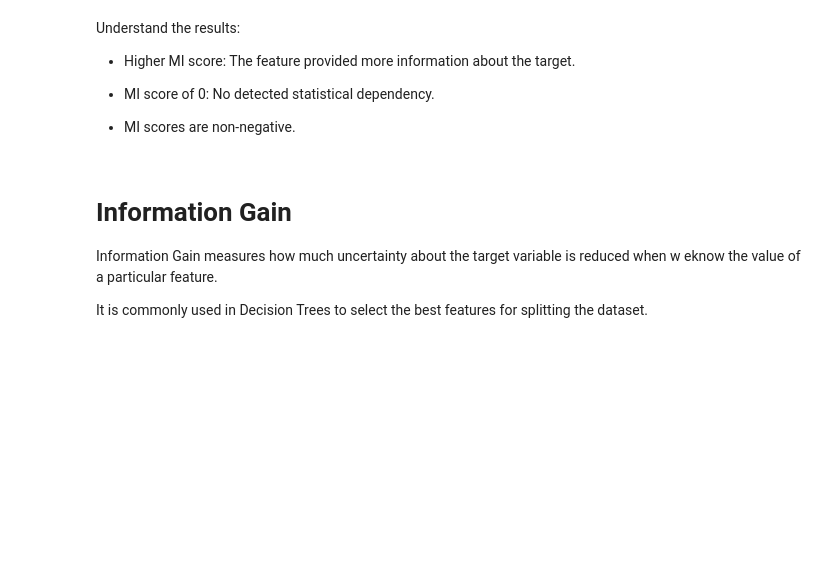
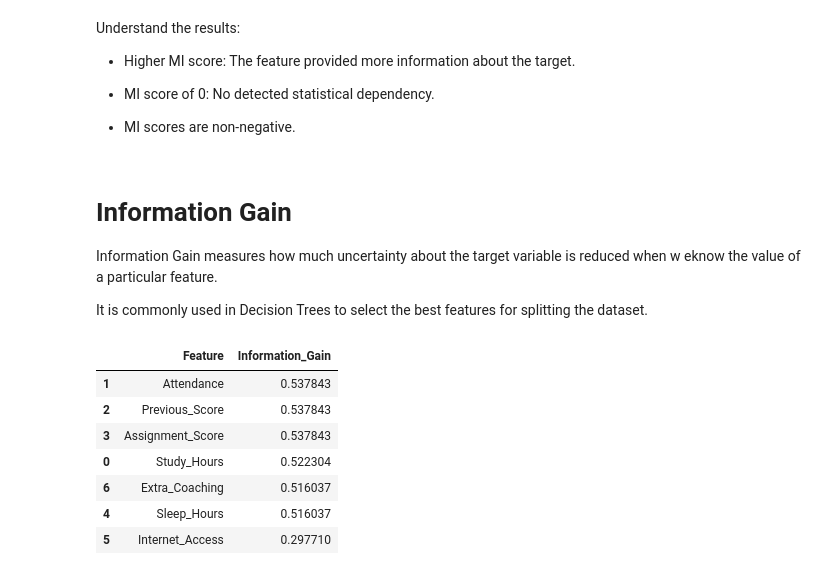
Before and after one commit to skarchana-ai/Machine-Learning, a Jupyter notebook: Feature_Selection.ipynb, the cells around one changed output. Drawn from its saved outputs; the diff is of its cells as text; code cells hidden in the pictures; blank space fills up the shorter version.

```diff
--- a/Feature_Selection.ipynb
+++ b/Feature_Selection.ipynb
@@ -568,3 +568,52 @@ Understand the results:
 Information Gain measures how much uncertainty about the target variable is reduced when w eknow the value of a particular feature.
 
 It is commonly used in Decision Trees to select the best features for splitting the dataset.
+# %%
+from sklearn.metrics import mutual_info_score
+
+#Create a copy of the dataset
+X_ig=X.copy()
+
+#Convert numerical features into categories
+for column in X_ig.columns:
+
+  if X_ig[column].nunique() > 2 :
+
+    X_ig[column] = pd.qcut(
+        X_ig[column],
+        q=3,
+        labels=False,
+        duplicates = 'drop'
+    )
+
+    #Calculate Information Gain
+    ig_scores={}
+
+    for column in X_ig.columns:
+
+      score = mutual_info_score(
+          y,
+          X_ig[column]
+      )
+
+      ig_scores[column] = score
+
+#Create result DataFrame
+ig_df = pd.DataFrame(
+    ig_scores.items(),
+    columns=['Feature','Information_Gain']
+)
+
+ig_df.sort_values(
+    by='Information_Gain',
+    ascending=False
+)
+# %% [output]
+|  | Feature | Information_Gain |
+| 1 | Attendance | 0.537843 |
+| 2 | Previous_Score | 0.537843 |
+| 3 | Assignment_Score | 0.537843 |
+| 0 | Study_Hours | 0.522304 |
+| 6 | Extra_Coaching | 0.516037 |
+| 4 | Sleep_Hours | 0.516037 |
+| 5 | Internet_Access | 0.297710 |
```
Also changed, not shown: parts of 13 cells of this notebook.
